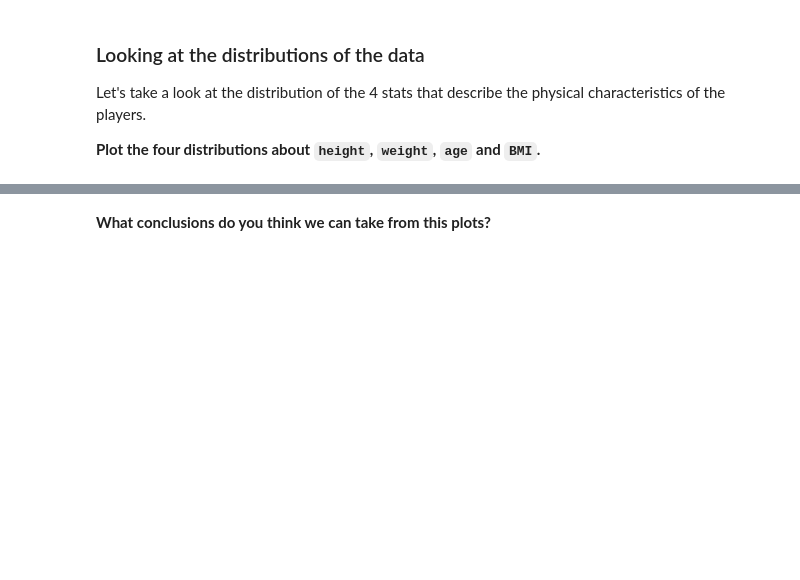
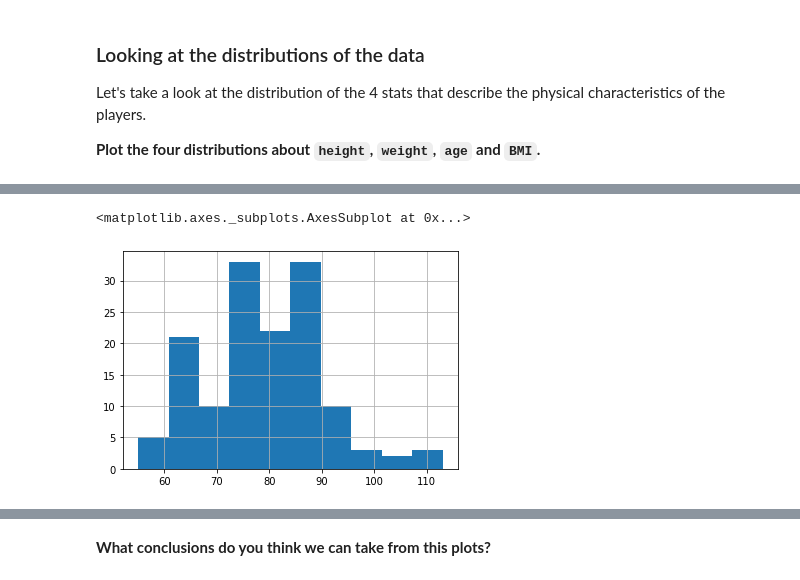
Before and after one commit to ironhack-datalabs/dataV2-labs, a Jupyter notebook: module-2/M2-mini-project2/your-code/2.-Exploratory-Data-Analysis.ipynb, the cells around one changed output, grey strips where cells are left out. Cells and saved outputs as stored; diff of their text form; code cells hidden in the pictures; blank space fills up the shorter version.

```diff
--- a/module-2/M2-mini-project2/your-code/2.-Exploratory-Data-Analysis.ipynb
+++ b/module-2/M2-mini-project2/your-code/2.-Exploratory-Data-Analysis.ipynb
@@ -36,0 +86,5 @@ Let's take a look at the distribution of the 4 stats that describe the physical
+# %%
+wnba['Weight'].hist()
+# %% [output]
+<matplotlib.axes._subplots.AxesSubplot at 0x...>
+[figure, added]
```
Also changed, not shown: parts of 17 cells of this notebook, 4 other files.
